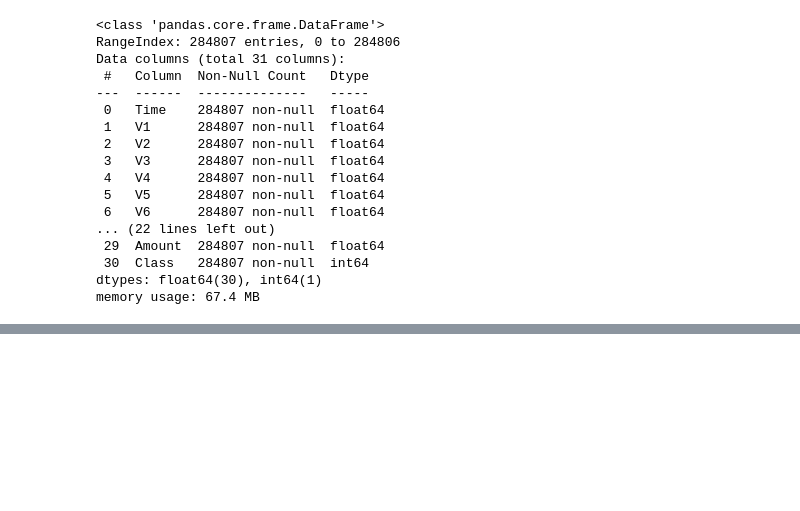
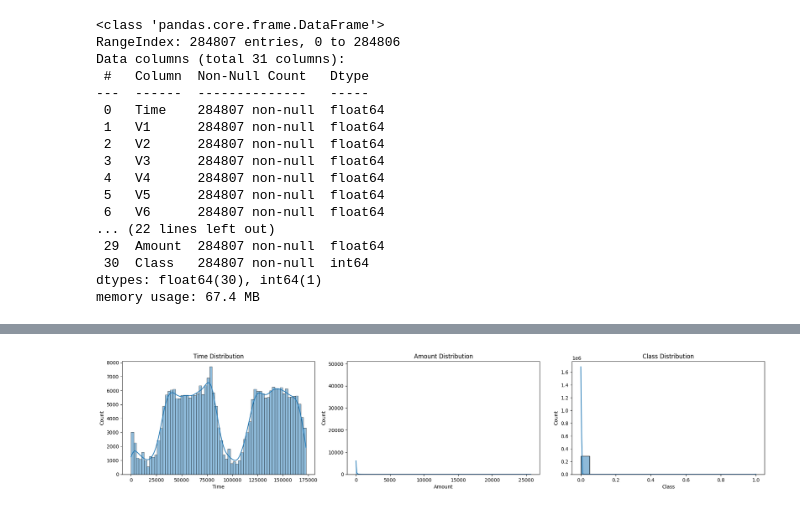
Before and after one commit to MoncefKa/kaggle-projects, a Jupyter notebook: frauddetection-eda.ipynb, the cells around one changed output, grey strips where cells are left out. Cells and saved outputs as stored; diff of their text form; code cells hidden in the pictures; blank space fills up the shorter version.

```diff
--- a/frauddetection-eda.ipynb
+++ b/frauddetection-eda.ipynb
@@ -92,0 +85,14 @@ Data has 0 Missing Variables
+# %%
+fig,axs=plt.subplots(1,3,figsize=(19,4))
+sns.histplot(data["Time"],ax=axs[0],kde=True)
+axs[0].set_title("Time Distribution")
+
+sns.histplot(data["Amount"],ax=axs[1],kde=True)
+axs[1].set_title("Amount Distribution")
+
+sns.histplot(data["Class"],ax=axs[2],kde=True)
+axs[2].set_title("Class Distribution")
+plt.tight_layout(pad=.5)
+plt.show()
+# %% [output]
+[figure, added]
```
Also changed, not shown: parts of 13 cells of this notebook.
